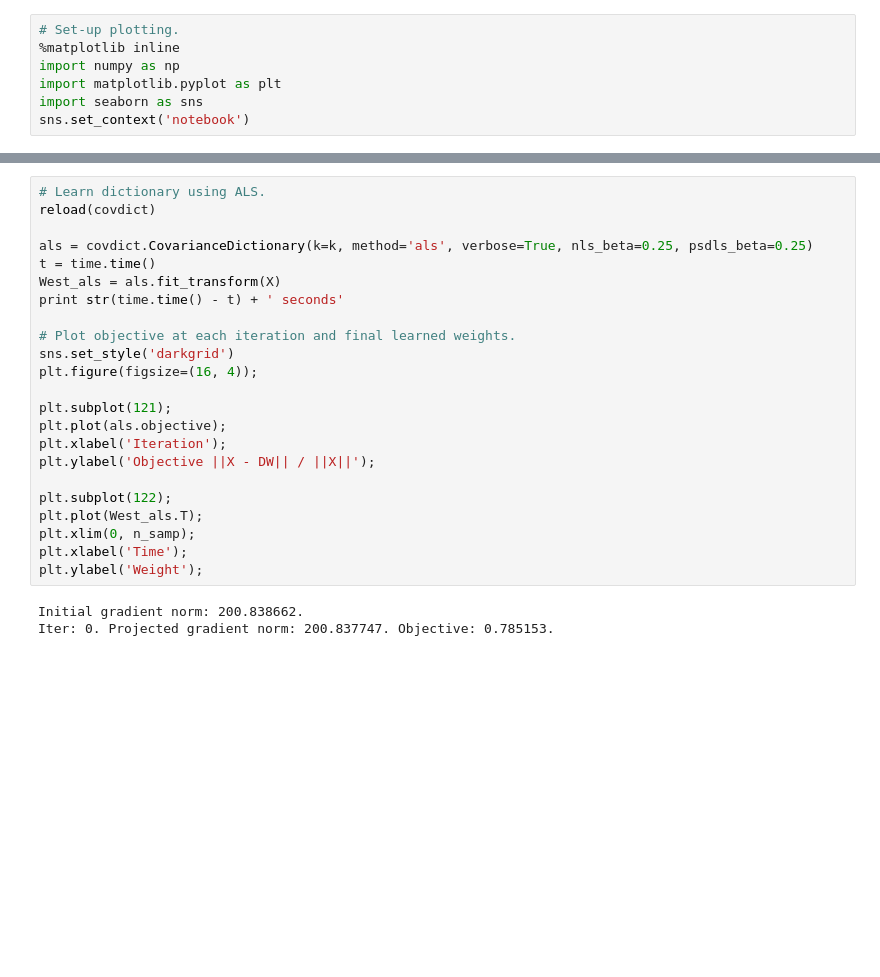
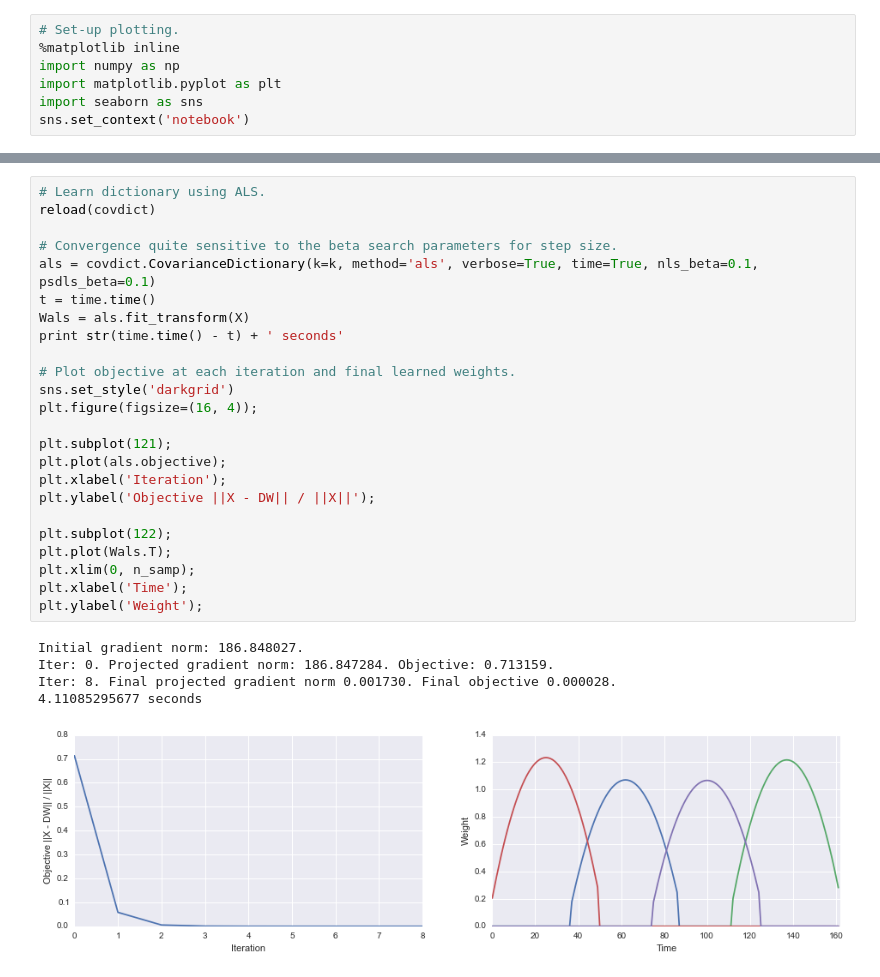
Before and after one commit to clarafy/covariance-dictionary, a Jupyter notebook: example.ipynb, the cells around one changed output, grey strips where cells are left out. Drawn from its saved outputs; the diff is of its cells as text; blank space fills up the shorter version.

```diff
--- a/example.ipynb
+++ b/example.ipynb
@@ -50,27 +65,31 @@ plt.legend(['Element ' + str(i) for i in range(k)]);
 # %%
 # Learn dictionary using ALS.
 reload(covdict)
 
-als = covdict.CovarianceDictionary(k=k, method='als', verbose=True, nls_beta=0.25, psdls_beta=0.25)
+# Convergence quite sensitive to the beta search parameters for step size.
+als = covdict.CovarianceDictionary(k=k, method='als', verbose=True, time=True, nls_beta=0.1, psdls_beta=0.1)
 t = time.time()
-West_als = als.fit_transform(X)
+Wals = als.fit_transform(X)
 print str(time.time() - t) + ' seconds'
 
 # Plot objective at each iteration and final learned weights.
 sns.set_style('darkgrid')
 plt.figure(figsize=(16, 4));
 
 plt.subplot(121);
 plt.plot(als.objective);
 plt.xlabel('Iteration');
 plt.ylabel('Objective ||X - DW|| / ||X||');
 
 plt.subplot(122);
-plt.plot(West_als.T);
+plt.plot(Wals.T);
 plt.xlim(0, n_samp);
 plt.xlabel('Time');
 plt.ylabel('Weight');
 # %% [output]
-Initial gradient norm: 200.838662.
-Iter: 0. Projected gradient norm: 200.837747. Objective: 0.785153.
+Initial gradient norm: 186.848027.
+Iter: 0. Projected gradient norm: 186.847284. Objective: 0.713159.
+Iter: 8. Final projected gradient norm 0.001730. Final objective 0.000028.
+4.11085295677 seconds
+[figure, added]
 # %%
```
Also changed, not shown: parts of 15 cells of this notebook, 2 other files.
